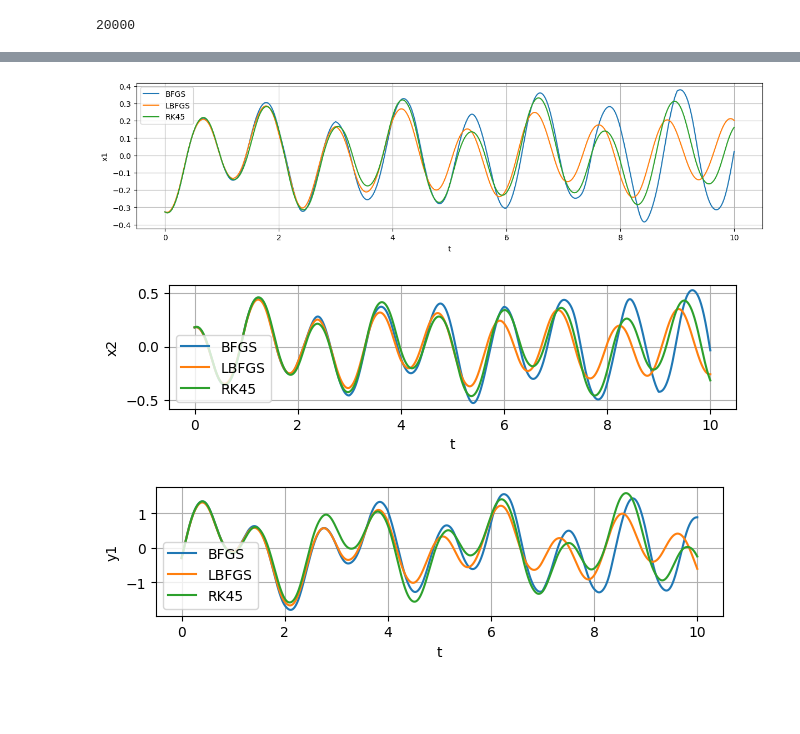
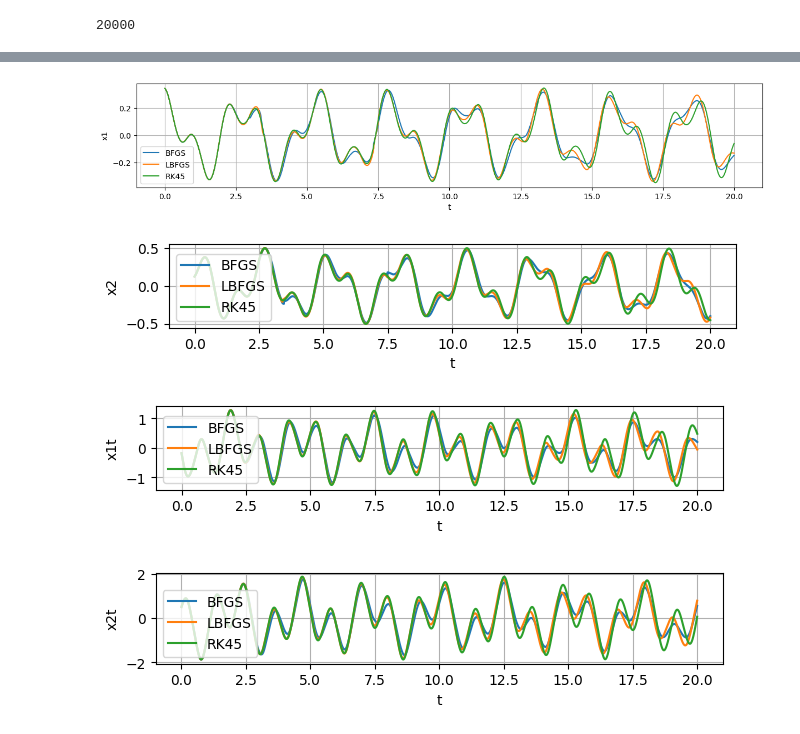
Before and after one commit to WasiimMK/CDeepONet, a Jupyter notebook: Linux/(2TERMS)(Test)TimeStepping_ParamsLBFGS_ConsBFGS_DoublePend.ipynb, the cells around one changed output, grey strips where cells are left out. Drawn from its saved outputs; the diff is of its cells as text; code cells hidden in the pictures; blank space fills up the shorter version.

```diff
--- a/Linux/(2TERMS)(Test)TimeStepping_ParamsLBFGS_ConsBFGS_DoublePend.ipynb
+++ b/Linux/(2TERMS)(Test)TimeStepping_ParamsLBFGS_ConsBFGS_DoublePend.ipynb
@@ -1433,0 +1431,5 @@ tree_info, shapes, _ = flatten_pytree(Cparams)
+# %%
+tree_info, shapes, Cparams_flat = flatten_pytree(Cparams)
+Cparams_flat = jnp.load("C_t0.5_5000_10000_ep_DP.npy")
+print(Cparams_flat.shape)
+Cparams = reconstruct_pytree(tree_info, shapes, Cparams_flat)
@@ -1433,0 +1438,3 @@ tree_info, shapes, _ = flatten_pytree(Cparams)
+# %%
+epochs = 50
+Cparams, loss_lbfgs = ctrain_network_lbfgs(Cparams, de_points, zsensors, epochs)
@@ -1437,3 +1461,0 @@ tree_info, shapes, _ = flatten_pytree(Cparams)
-# %%
-epochs = 2000
-Cparams, loss_lbfgs = Ctrain_network(Cparams, de_points, zsensors, epochs)
@@ -1498,7 +1505,7 @@ def prep_train(t_data, x1, x2, x1t, x2t, E, model, params, n) :
 n = 500
 
 t_start = 0.0
-t_end = 2.5
+t_end = 20.0
 
 n_ts = int(n*(t_end/tfinal))
 
@@ -1780,48 +1787,62 @@ plt.legend(['LBFGS','RK45'])
 # %%
 fig = plt.figure(figsize=(12, 9))
 
-plt.subplot(3, 1, 1)
+plt.subplot(4, 1, 1)
 plt.tight_layout()
 #plt.plot(t_ts, x1_pred_ovan, label = 'OVanilla')
 #plt.plot(t_ts, x1_pred_van, label = 'Vanilla')
 plt.plot(t_ts, x1_pred_bfgs, label = 'BFGS')
 plt.plot(t_ts, x1_pred_lbfgs, label = 'LBFGS')
 plt.plot(t_ts, x1_rk, label = 'RK45')
 plt.xlabel("t")
 plt.ylabel("x1")
 plt.grid()
 plt.legend()
 plt.show()
 
-plt.subplot(3, 1, 2)
+plt.subplot(4, 1, 2)
 plt.tight_layout()
 #plt.plot(t_ts, x2_pred_ovan, label = 'OVanilla')
 #plt.plot(t_ts, x2_pred_van, label = 'Vanilla')
 plt.plot(t_ts, x2_pred_bfgs, label = 'BFGS')
 plt.plot(t_ts, x2_pred_lbfgs, label = 'LBFGS')
 plt.plot(t_ts, x2_rk, label = 'RK45')
 plt.xlabel("t")
 plt.ylabel("x2")
 plt.grid()
 plt.legend()
 plt.show()
 
-plt.subplot(3, 1, 3)
+plt.subplot(4, 1, 3)
 plt.tight_layout()
-#plt.plot(t_ts, y1_pred_ovan, label = 'OVanilla')
-#plt.plot(t_ts, y1_pred_van, label = 'Vanilla')
-plt.plot(t_ts, y1_pred_bfgs, label = 'BFGS')
-plt.plot(t_ts, y1_pred_lbfgs, label = 'LBFGS')
-plt.plot(t_ts, y1_rk, label = 'RK45')
+#plt.plot(t_ts, x1t_pred_ovan, label = 'OVanilla')
+#plt.plot(t_ts, x1t_pred_van, label = 'Vanilla')
+plt.plot(t_ts, x1t_pred_bfgs, label = 'BFGS')
+plt.plot(t_ts, x1t_pred_lbfgs, label = 'LBFGS')
+plt.plot(t_ts, x1t_rk, label = 'RK45')
 plt.xlabel("t")
-plt.ylabel("y1")
+plt.ylabel("x1t")
 plt.grid()
 plt.legend()
 plt.show()
+
+plt.subplot(4, 1, 4)
+plt.tight_layout()
+#plt.plot(t_ts, x2t_pred_ovan, label = 'OVanilla')
+#plt.plot(t_ts, x2t_pred_van, label = 'Vanilla')
+plt.plot(t_ts, x2t_pred_bfgs, label = 'BFGS')
+plt.plot(t_ts, x2t_pred_lbfgs, label = 'LBFGS')
+plt.plot(t_ts, x2t_rk, label = 'RK45')
+plt.xlabel("t")
+plt.ylabel("x2t")
+plt.grid()
+plt.legend()
+plt.show()
 # %% [output]
-[figure, old version]
+[figure, new version]
-[figure, old version]
+[figure, new version]
-[figure, old version]
+[figure, new version]
+[figure, added]
 # %%
 fig = plt.figure(figsize=(12, 9))
 
```
Also changed, not shown: parts of 33 cells of this notebook, 6 other files.
